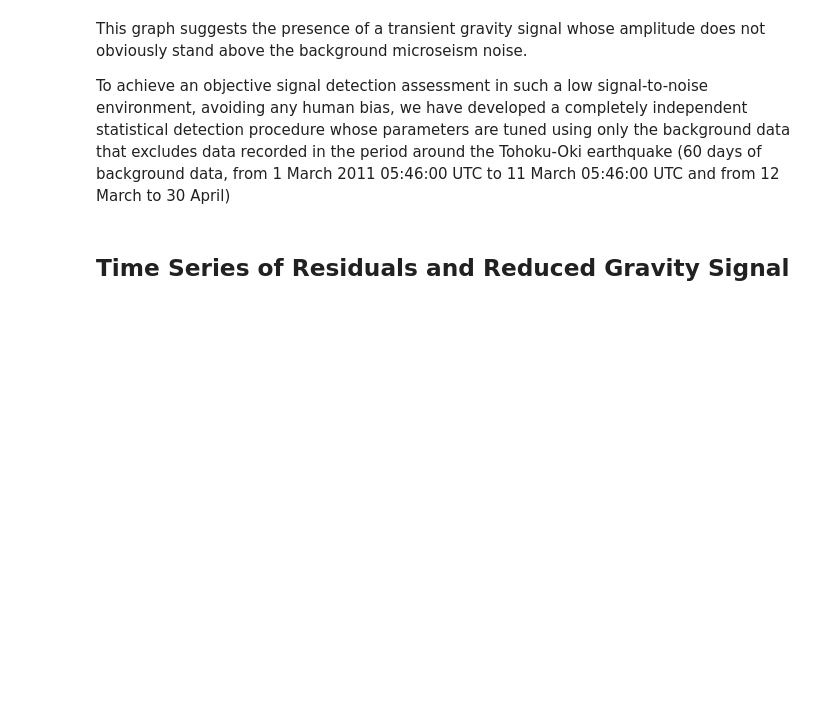
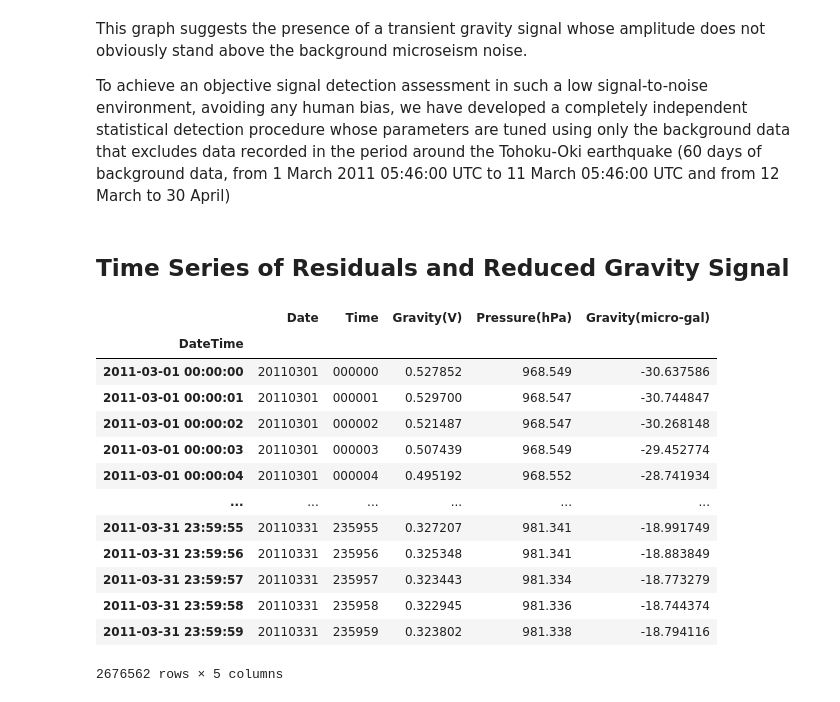
Before and after one commit to GPGN-268/SP2024-FP05-gravity, a Jupyter notebook: notebooks/tohoku-oki_gravity_plots.ipynb, the cells around one changed output. Drawn from its saved outputs; the diff is of its cells as text; code cells hidden in the pictures; blank space fills up the shorter version.

```diff
--- a/notebooks/tohoku-oki_gravity_plots.ipynb
+++ b/notebooks/tohoku-oki_gravity_plots.ipynb
@@ -83,0 +90,17 @@ To achieve an objective signal detection assessment in such a low signal-to-nois
+# %%
+df
+# %% [output]
+|  | Date | Time | Gravity(V) | Pressure(hPa) | Gravity(micro-gal) |
+| DateTime |  |  |  |  |  |
+| 2011-03-01 00:00:00 | 20110301 | 000000 | 0.527852 | 968.549 | -30.637586 |
+| 2011-03-01 00:00:01 | 20110301 | 000001 | 0.529700 | 968.547 | -30.744847 |
+| 2011-03-01 00:00:02 | 20110301 | 000002 | 0.521487 | 968.547 | -30.268148 |
+| 2011-03-01 00:00:03 | 20110301 | 000003 | 0.507439 | 968.549 | -29.452774 |
+| 2011-03-01 00:00:04 | 20110301 | 000004 | 0.495192 | 968.552 | -28.741934 |
+| ... | ... | ... | ... | ... | ... |
+| 2011-03-31 23:59:55 | 20110331 | 235955 | 0.327207 | 981.341 | -18.991749 |
+| 2011-03-31 23:59:56 | 20110331 | 235956 | 0.325348 | 981.341 | -18.883849 |
+| 2011-03-31 23:59:57 | 20110331 | 235957 | 0.323443 | 981.334 | -18.773279 |
+| 2011-03-31 23:59:58 | 20110331 | 235958 | 0.322945 | 981.336 | -18.744374 |
+| 2011-03-31 23:59:59 | 20110331 | 235959 | 0.323802 | 981.338 | -18.794116 |
+2676562 rows × 5 columns
```
Also changed, not shown: parts of 3 cells of this notebook.
